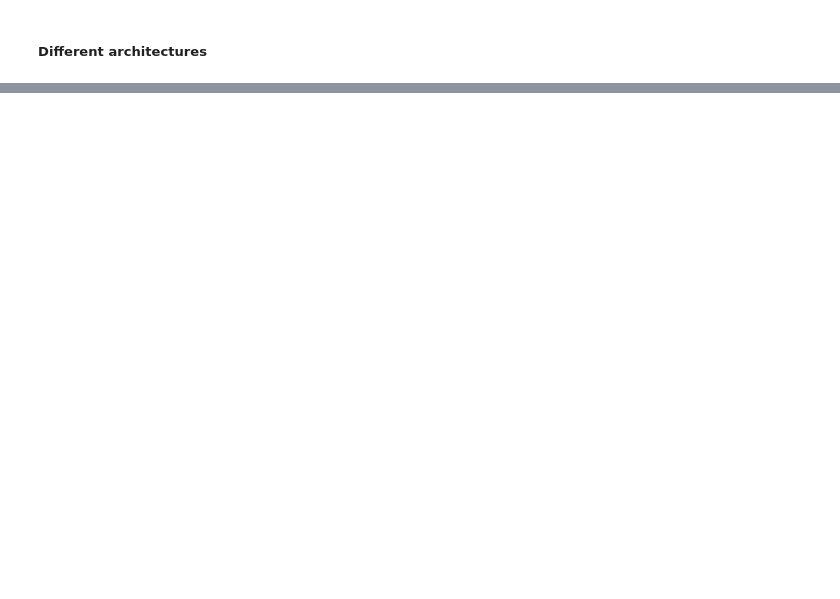
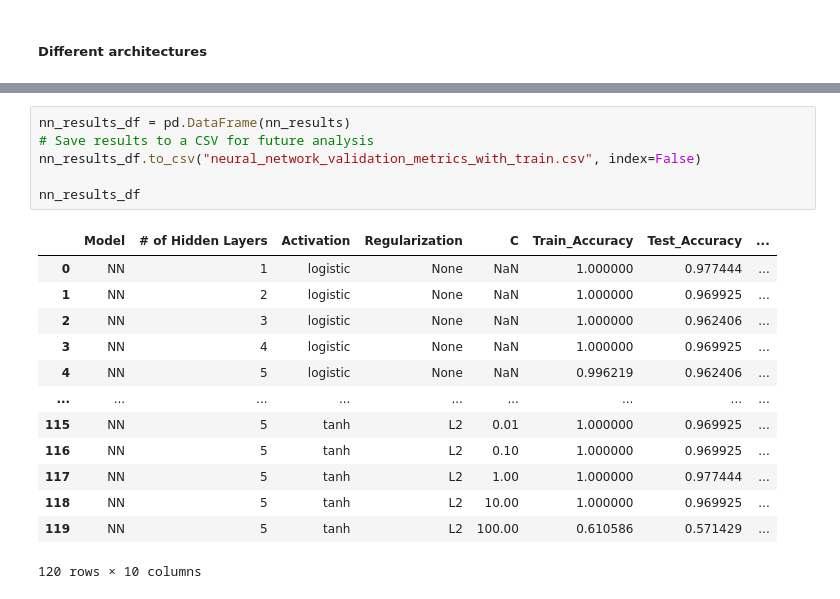
Before and after one commit to qianxichen233/CS-UY-4563-project, a Jupyter notebook: main.ipynb, the cells around one changed output, grey strips where cells are left out. Saved outputs shown, nothing was run; the diff lists cells and outputs as text; blank space fills up the shorter version.

```diff
--- a/main.ipynb
+++ b/main.ipynb
@@ -919,3 +1029,23 @@ ROC AUC: 0.9903
+# %%
+nn_results_df = pd.DataFrame(nn_results)
+# Save results to a CSV for future analysis
+nn_results_df.to_csv("neural_network_validation_metrics_with_train.csv", index=False)
+
+nn_results_df
+# %% [output]
+|  | Model | # of Hidden Layers | Activation | Regularization | C | Train_Accuracy | Test_Accuracy | ... |
+| 0 | NN | 1 | logistic | None | NaN | 1.000000 | 0.977444 | ... |
+| 1 | NN | 2 | logistic | None | NaN | 1.000000 | 0.969925 | ... |
+| 2 | NN | 3 | logistic | None | NaN | 1.000000 | 0.962406 | ... |
+| 3 | NN | 4 | logistic | None | NaN | 1.000000 | 0.969925 | ... |
+| 4 | NN | 5 | logistic | None | NaN | 0.996219 | 0.962406 | ... |
+| ... | ... | ... | ... | ... | ... | ... | ... | ... |
+| 115 | NN | 5 | tanh | L2 | 0.01 | 1.000000 | 0.969925 | ... |
+| 116 | NN | 5 | tanh | L2 | 0.10 | 1.000000 | 0.969925 | ... |
+| 117 | NN | 5 | tanh | L2 | 1.00 | 1.000000 | 0.977444 | ... |
+| 118 | NN | 5 | tanh | L2 | 10.00 | 1.000000 | 0.969925 | ... |
+| 119 | NN | 5 | tanh | L2 | 100.00 | 0.610586 | 0.571429 | ... |
+120 rows × 10 columns
 # %%
 plt.figure(figsize=(8, 6))
 print(c_accuracies)
```
Also changed, not shown: parts of 10 cells of this notebook, 1 other file.
